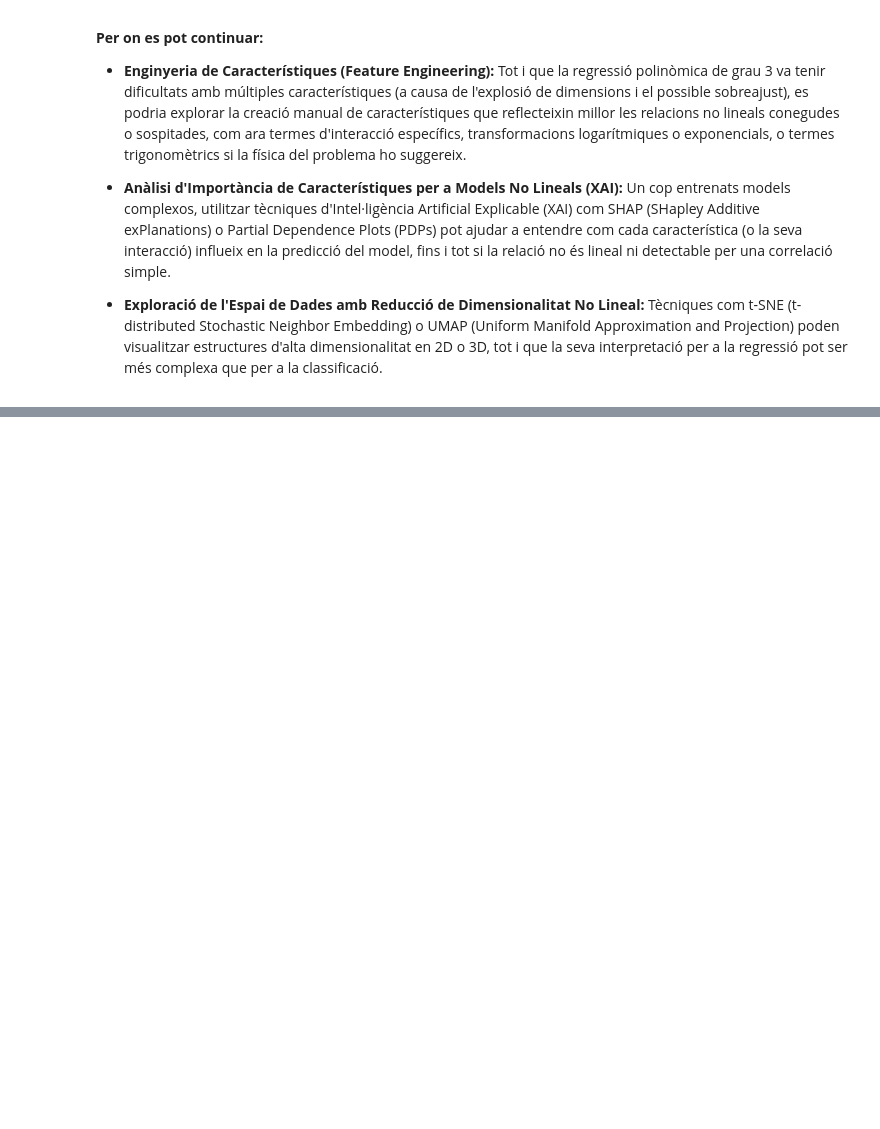
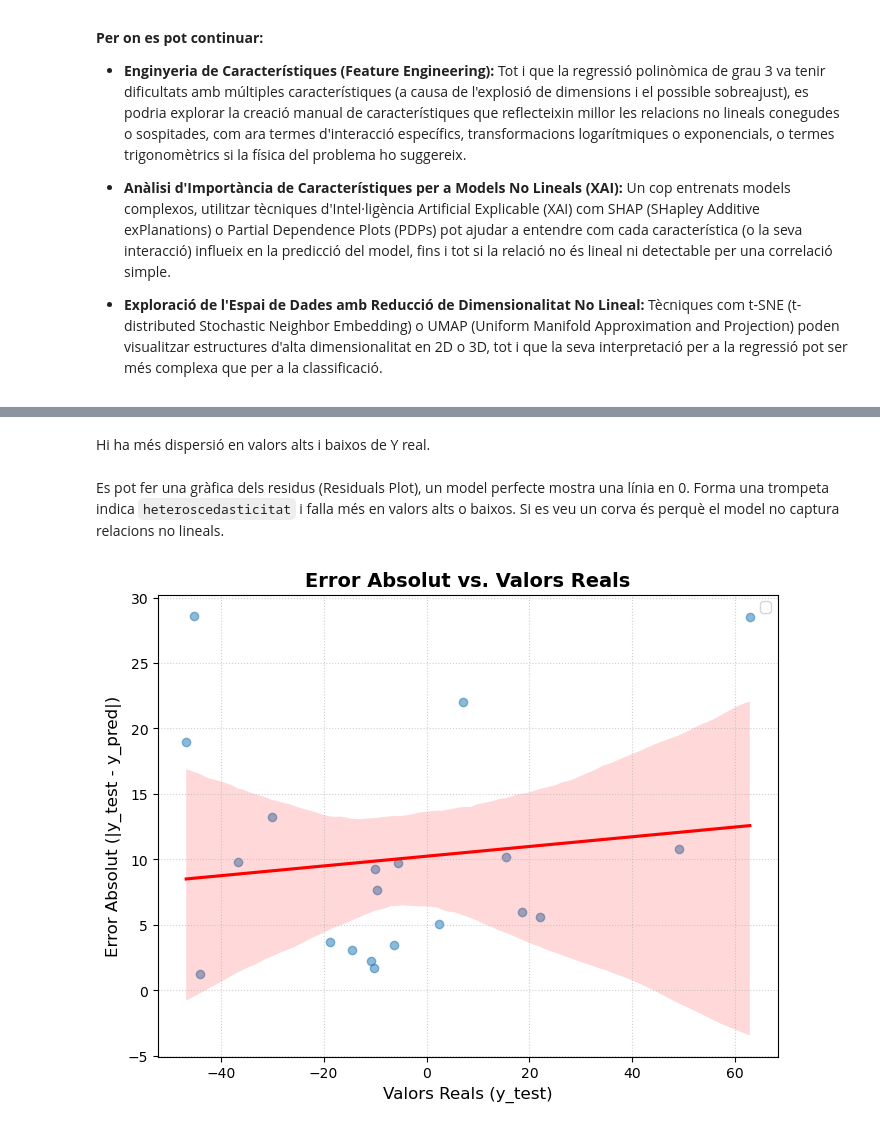
Before and after one commit to xxjcaxx/Disseny-i-avaluacio-de-models, a Jupyter notebook: apunts/documents/regressió.ipynb, the cells around one changed output, grey strips where cells are left out. Saved outputs shown, nothing was run; the diff lists cells and outputs as text; code cells hidden in the pictures; blank space fills up the shorter version.

```diff
--- a/apunts/documents/regressió.ipynb
+++ b/apunts/documents/regressió.ipynb
@@ -2140,0 +2234,30 @@ Aquest problema és difícil d'analitzar amb gràfiques que simplifiquen dades m
+# %% [markdown]
+Hi ha més dispersió en valors alts i baixos de Y real.
+# %% [markdown]
+
+Es pot fer una gràfica dels residus (Residuals Plot), un model perfecte mostra una línia en 0. Forma una trompeta indica `heteroscedasticitat` i falla més en valors alts o baixos. Si es veu un corva és perquè el model no captura relacions no lineals.
+# %%
+import matplotlib.pyplot as plt
+import seaborn as sns
+
+# Dades d'exemple (substitueix-ho per les teves variables)
+# y_test: valors reals
+# y_pred: prediccions del model
+
+plt.figure(figsize=(8, 6))
+
+# 1. Crear el diagrama de dispersió (Scatter plot)
+
+sns.regplot(x=y_test, y=abs(y_test - y_pred), scatter_kws={'alpha': 0.5}, line_kws={'color': 'red'})
+
+# 3. Personalitzar el gràfic
+plt.title('Error Absolut vs. Valors Reals', fontsize=14, fontweight='bold')
+plt.xlabel('Valors Reals (y_test)', fontsize=12)
+plt.ylabel('Error Absolut (|y_test - y_pred|)', fontsize=12)
+plt.legend()
+plt.grid(True, linestyle=':', alpha=0.6)
+
+# Mostrar el gràfic
+plt.show()
+# %% [output]
+[figure, added]
```
Also changed, not shown: parts of 8 cells of this notebook, 2 other files.
